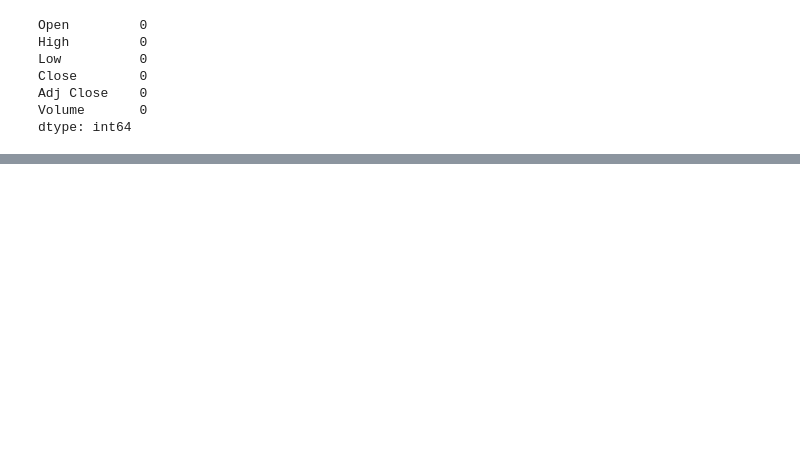
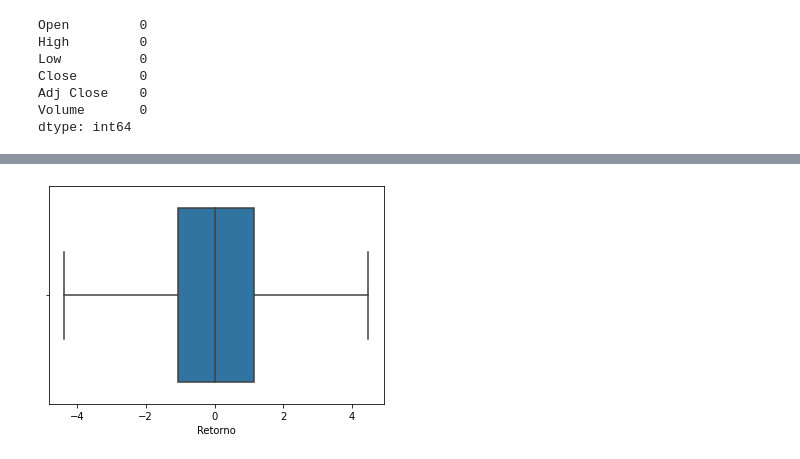
Before and after one commit to Prog-LucasAlves/Analise_Exploratoria_Dados, a Jupyter notebook: AED_04_Ações_B3/acoes.ipynb, the cells around one changed output, grey strips where cells are left out. Cells and saved outputs as stored; diff of their text form; code cells hidden in the pictures; blank space fills up the shorter version.

```diff
--- a/AED_04_Ações_B3/acoes.ipynb
+++ b/AED_04_Ações_B3/acoes.ipynb
@@ -124,0 +251,6 @@ dtype: int64
+# %%
+# Plot
+sns.boxplot(df_rep_outlires['Retorno'])
+plt.show()
+# %% [output]
+[figure, added]
```
Also changed, not shown: parts of 26 cells of this notebook.
